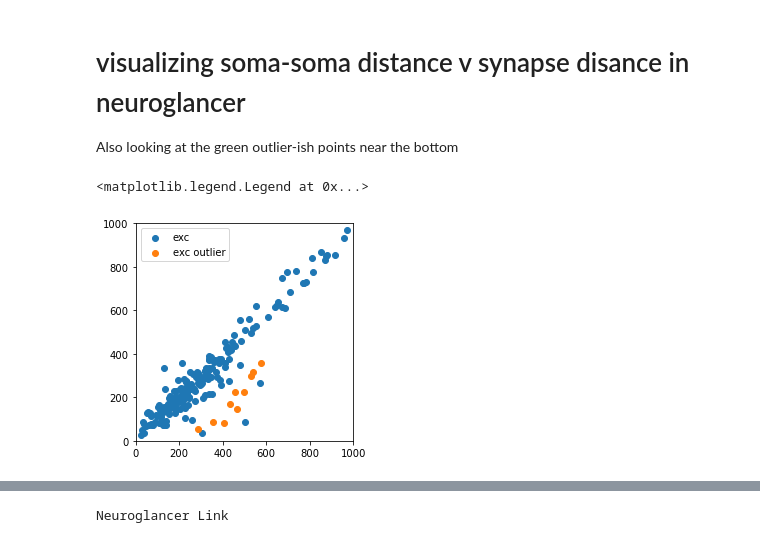
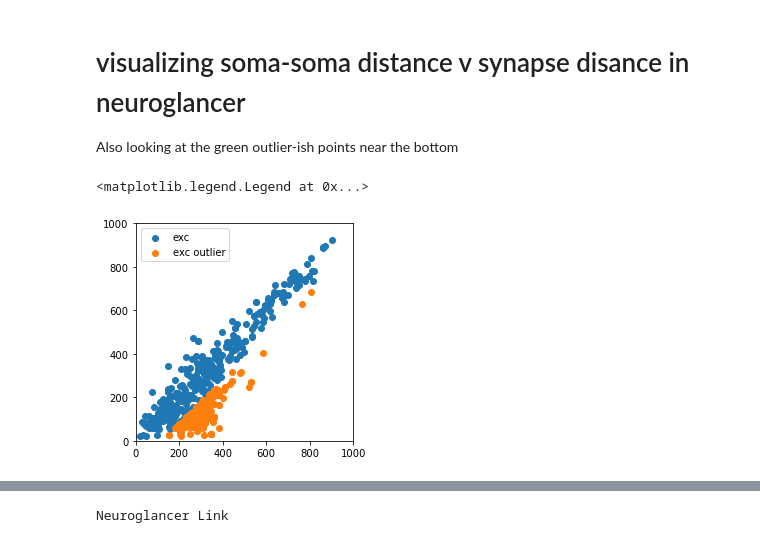
Before and after one commit to AlexTMallen/microns-synapse, a Jupyter notebook: src/subclass_cumulative_analysis.ipynb, the cells around one changed output, grey strips where cells are left out. Saved outputs shown, nothing was run; the diff lists cells and outputs as text; code cells hidden in the pictures.

```diff
--- a/src/subclass_cumulative_analysis.ipynb
+++ b/src/subclass_cumulative_analysis.ipynb
@@ -9,11 +9,13 @@ import warnings
 # %%
 cache_dir="..\\data\\"
 # %%
-results_dir = os.path.join(cache_dir, "results", "dendrite-clean-subclass")
+results_dir = os.path.join(cache_dir, "results", "5P_IT-clean-subclass")
+cumul_results_dir = os.path.join(results_dir, "cumulative")
+cumul_results_dict = dict()
 results_files = os.listdir(results_dir)
 results_json_files = [f for f in results_files if f.endswith(".json")]
-studied = set([int(f[:18]) for f in results_json_files])  # cell root ids of the studied cells
+studied = [int(f[:6]) for f in results_json_files]  # cell nucleus ids of the studied cells
 studied_str = str(len(studied))  # "_".join(map(str, studied))
-results_fname = f"{studied_str}_extended_proofread_cells"  # CHANGE THIS when changing data
-studied
+results_fname = f"{studied_str}_clean_cells"  # CHANGE THIS when changing data
+len(studied)
 # %% [output]
@@ -56,8 +39,8 @@ all_path_densities = dict()
 clean_output_df = pd.DataFrame()  # same as clean_output_df in synapse_analysis
 syn_dfs = dict((t, pd.DataFrame()) for t in cell_types)  # same
 
-for root_id in studied:
-    possible_current_json_files = [f for f in results_json_files if f.startswith(str(root_id))]  # the jsons of the desired cell
+for nuc_id in studied:
+    possible_current_json_files = [f for f in results_json_files if f.startswith(str(nuc_id))]  # the jsons of the desired cell
     current_json_file = sorted(possible_current_json_files)[-1]  # should only be one, but if more than one, pick the most recent
     with open(os.path.join(results_dir, current_json_file)) as f:
         data = json.loads(f.read())
@@ -67,30 +50,34 @@ for root_id in studied:
          syn_dfs[cell_type] = pd.concat([syn_dfs[cell_type], pd.DataFrame(data["syn_dicts"][cell_type])], axis=0)
     current_n = data["post_syn_BPC_given_pre_23P"]["n"]  # all of them have the same n
     n += current_n
-    ns[root_id] = current_n
-    p_post_syn_type_given_pre_23Ps[root_id] = dict()
+    ns[nuc_id] = current_n
+    p_post_syn_type_given_pre_23Ps[nuc_id] = dict()
     for cell_type in inh_cell_types:
         p_post_syn_type_given_pre_23P[cell_type] += data[f"post_syn_{cell_type}_given_pre_23P"]["p"] * current_n  # divide by total n at the end
-        p_post_syn_type_given_pre_23Ps[root_id][cell_type] = data[f"post_syn_{cell_type}_given_pre_23P"]["p"]
-    all_euc_hists[root_id] = pd.DataFrame(data["euc_hists"])
-    all_path_hists[root_id] = pd.DataFrame(data["path_hists"])
-    all_euc_densities[root_id] = pd.DataFrame(data["euc_densities"])
-    all_path_densities[root_id] = pd.DataFrame(data["path_densities"])
+        p_post_syn_type_given_pre_23Ps[nuc_id][cell_type] = data[f"post_syn_{cell_type}_given_pre_23P"]["p"]
+    all_euc_hists[nuc_id] = pd.DataFrame(data["euc_hists"])
+    all_path_hists[nuc_id] = pd.DataFrame(data["path_hists"])
+    all_euc_densities[nuc_id] = pd.DataFrame(data["euc_densities"])
+    all_path_densities[nuc_id] = pd.DataFrame(data["path_densities"])
 
     # parameters should all be the same, so we'll just use the last ones
     params = data["parameters"]
     max_hist_dist = params["max_hist_dist"]
     path_dist_step = params["path_dist_step"]
     euc_dist_step = params["euc_dist_step"]
+    nsteps = params["nsteps"]
+    pre_type = params["pre_type"]
+    num_syns_cutoff = params["num_syns_cutoff"]
+    cumul_results_dict["parameters"] = params
 
 p_post_syn_type_given_pre_23P = dict([(c, p_post_syn_type_given_pre_23P[c] / n) for c in p_post_syn_type_given_pre_23P])
 p_post_syn_inh_given_pre_23P = sum(p_post_syn_type_given_pre_23P.values())
 
 # agglomertated histograms
-euc_hists = sum(all_euc_hists.values())
+euc_hists = sum(all_euc_hists.values())  # this is just a count so sum
 path_hists = sum(all_path_hists.values())
-euc_densities = sum(all_euc_densities.values()) / len(studied)  # average it so that it's per cell
-path_densities = sum(all_path_densities.values()) / len(studied)  # average it so that it's per cell
+euc_densities = sum(all_euc_densities.values()) / len(studied)  # average it so that it's a density per cell
+path_densities = sum(all_path_densities.values()) / len(studied)
 # %% [markdown]
 ## Results and Figures!
 # %%
@@ -279,16 +281,16 @@ fig.savefig(os.path.join(results_dir, results_fname + "_soma-soma_v_euc.png"))
 Also looking at the green outlier-ish points near the bottom
 # %%
 exc_idxs = list(range(len(syn_dfs["exc"])))
-outlier_idxs = sorted(exc_idxs, key = lambda i: syn_dfs["exc"].soma_to_soma_dist.iloc[i] - syn_dfs["exc"].euc_dist.iloc[i])[-100:]
+outlier_idxs = sorted(exc_idxs, key = lambda i: syn_dfs["exc"].soma_to_soma_dist.iloc[i] - syn_dfs["exc"].euc_dist.iloc[i])[-200:]
 # %%
-oidxs = np.random.choice(outlier_idxs, 10)
-eidxs = np.random.choice(exc_idxs, 200)
+oidxs = np.random.choice(outlier_idxs, 200)
+eidxs = np.random.choice(exc_idxs, 400)
 plt.scatter(syn_dfs["exc"].soma_to_soma_dist.iloc[eidxs]/ 1000, syn_dfs["exc"].euc_dist.iloc[eidxs] / 1000, label="exc")
 plt.scatter(syn_dfs["exc"].soma_to_soma_dist.iloc[oidxs]/ 1000, syn_dfs["exc"].euc_dist.iloc[oidxs] / 1000, label="exc outlier")
 plt.xlim([0, 1000])
 plt.ylim([0, 1000])
 plt.gca().set_aspect(1)
 plt.legend()
 # %% [output]
 <matplotlib.legend.Legend at 0x...>
-[figure, old version]
+[figure, new version]
```
Also changed, not shown: parts of 37 cells of this notebook, 2 other files.
